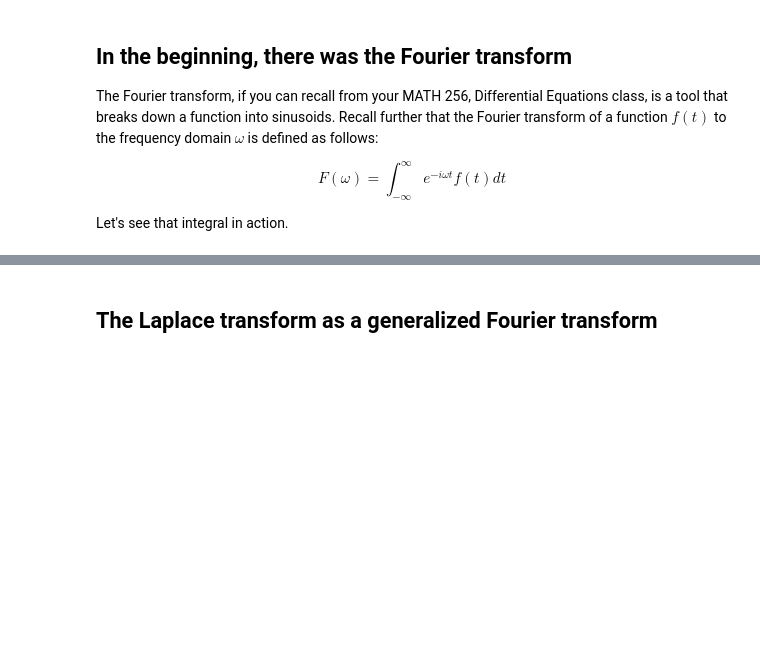
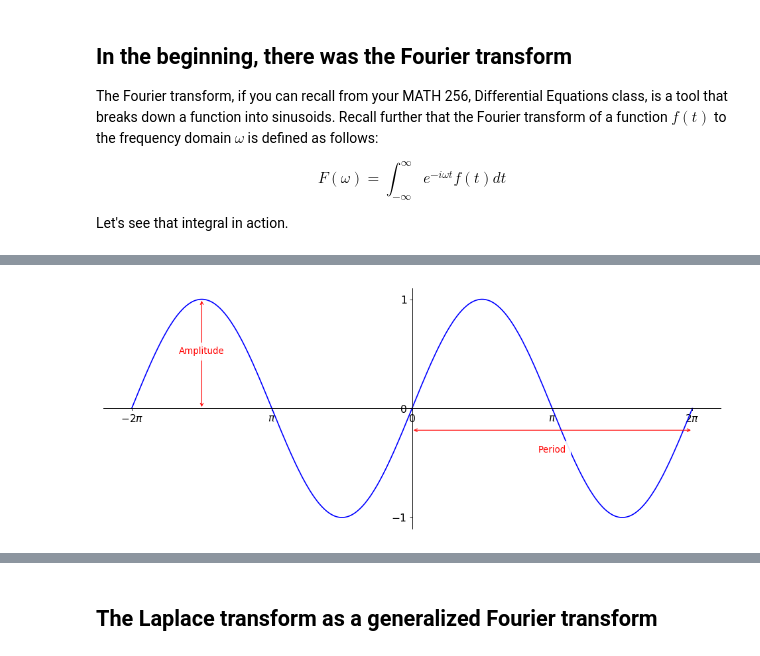
Before and after one commit to OpenChemE/CHBE356, a Jupyter notebook: Notebooks/1. Modelling Chemical Processes/2. Laplace Transforms.ipynb, the cells around one changed output, grey strips where cells are left out. Cells and saved outputs as stored; diff of their text form; code cells hidden in the pictures; blank space fills up the shorter version.

```diff
--- a/Notebooks/1. Modelling Chemical Processes/2. Laplace Transforms.ipynb
+++ b/Notebooks/1. Modelling Chemical Processes/2. Laplace Transforms.ipynb
@@ -30,0 +53,46 @@ Let's see that integral in action.
+# %%
+# our sine wave data
+n_points = 1001
+f = 1/(2*np.pi)
+t=np.linspace(-2*np.pi,2*np.pi,n_points)
+y=np.sin(2*np.pi*f*t)
+
+plt.figure(figsize=(15,6), dpi=80)
+plt.subplot(111)
+
+# Some matplotlib tricks to display the x-axis as multiples of pi
+# https://www.labri.fr/perso/nrougier/teaching/matplotlib/
+plt.plot(t, y, lw='1.5', color='b')
+plt.xticks(
+       [-2*np.pi, -np.pi, 0, np.pi, 2*np.pi],
+       [r'$-2\pi$', r'$\pi$', r'$0$', r'$\pi$', r'$2\pi$', r'$3\pi$', r'$4\pi$']
+)
+plt.yticks([-1, 0, +1])
+
+# Move the axes
+ax = plt.gca()
+ax.spines['right'].set_color('none')
+ax.spines['top'].set_color('none')
+ax.xaxis.set_ticks_position('bottom')
+ax.spines['bottom'].set_position(('data',0))
+ax.yaxis.set_ticks_position('left')
+ax.spines['left'].set_position(('data',0))
+
+# arrow and text for period
+plt.annotate('', xy = (0, -0.2),
+    xytext = (2*np.pi, -0.2), arrowprops=dict(edgecolor='r', arrowstyle = '<->'))
+plt.text(np.pi, -0.4, 'Period', color='r', fontsize=12, horizontalalignment='center',
+         bbox={'edgecolor': 'white', 'facecolor':'white', 'alpha':0.9, 'pad':5})
+
+# arrow and text for amplitude
+plt.annotate('', xy = (-1.5*np.pi, 0),
+    xytext = (-1.5*np.pi, 1), arrowprops=dict(edgecolor='r', arrowstyle = '<->'))
+plt.text(-1.5*np.pi, 0.5, 'Amplitude', color='r', fontsize=12, horizontalalignment='center',
+         bbox={'edgecolor': 'white', 'facecolor':'white', 'alpha':0.9, 'pad':5})
+
+# Make labels bigger
+for label in ax.get_xticklabels() + ax.get_yticklabels():
+    label.set_fontsize(14)
+    label.set_bbox(dict(facecolor='white', edgecolor='None'))
+# %% [output]
+[figure, added]
```
Also changed, not shown: parts of 17 cells of this notebook.
